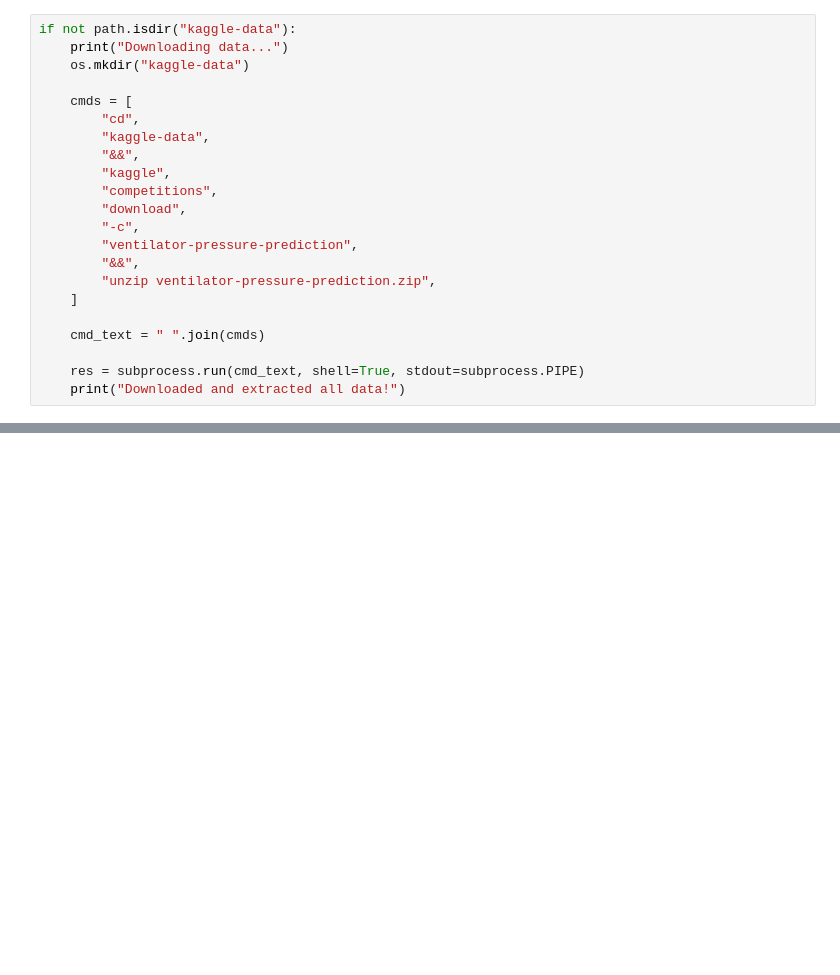
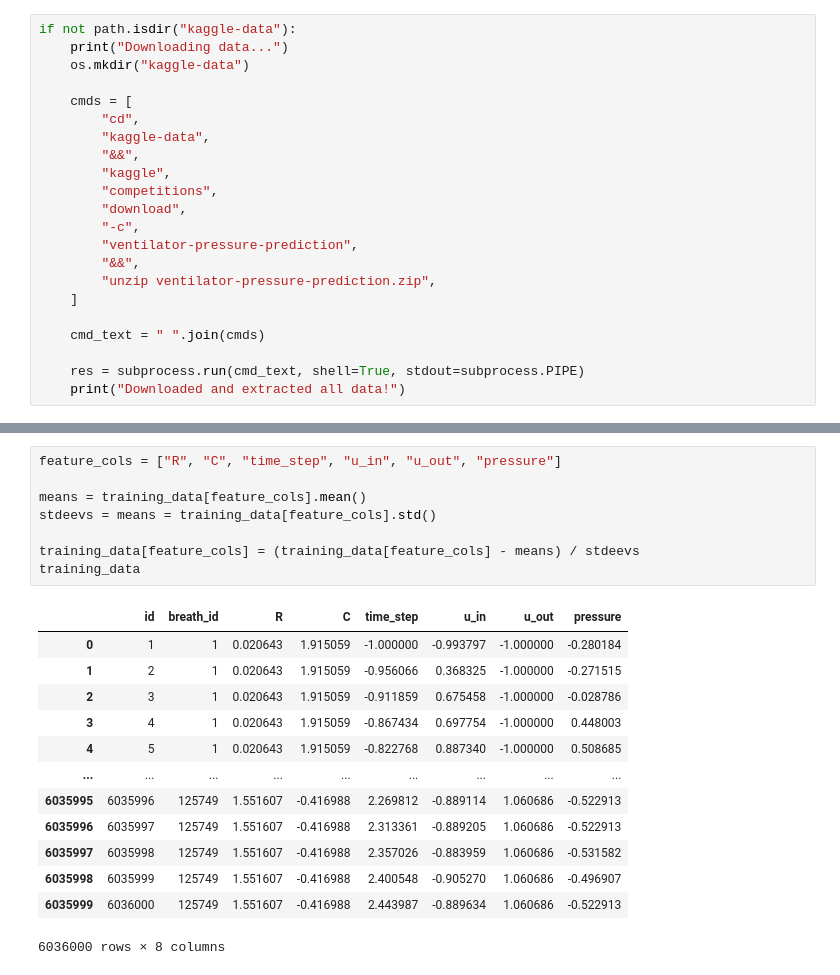
Before and after one commit to trevorWieland/kaggle-ventilator-model, a Jupyter notebook: examples/Data Exploration.ipynb, the cells around one changed output, grey strips where cells are left out. Cells and saved outputs as stored; diff of their text form; blank space fills up the shorter version.

```diff
--- a/examples/Data Exploration.ipynb
+++ b/examples/Data Exploration.ipynb
@@ -51,3 +60,25 @@ fig = px.line(training_data.head(80*10), x="time_step", y="u_in", color="breath_
 fig.show()
 # %% [output]
 [interactive output not drawn]
+# %%
+feature_cols = ["R", "C", "time_step", "u_in", "u_out", "pressure"]
+
+means = training_data[feature_cols].mean()
+stdeevs = means = training_data[feature_cols].std()
+
+training_data[feature_cols] = (training_data[feature_cols] - means) / stdeevs
+training_data
+# %% [output]
+|  | id | breath_id | R | C | time_step | u_in | u_out | pressure |
+| 0 | 1 | 1 | 0.020643 | 1.915059 | -1.000000 | -0.993797 | -1.000000 | -0.280184 |
+| 1 | 2 | 1 | 0.020643 | 1.915059 | -0.956066 | 0.368325 | -1.000000 | -0.271515 |
+| 2 | 3 | 1 | 0.020643 | 1.915059 | -0.911859 | 0.675458 | -1.000000 | -0.028786 |
+| 3 | 4 | 1 | 0.020643 | 1.915059 | -0.867434 | 0.697754 | -1.000000 | 0.448003 |
+| 4 | 5 | 1 | 0.020643 | 1.915059 | -0.822768 | 0.887340 | -1.000000 | 0.508685 |
+| ... | ... | ... | ... | ... | ... | ... | ... | ... |
+| 6035995 | 6035996 | 125749 | 1.551607 | -0.416988 | 2.269812 | -0.889114 | 1.060686 | -0.522913 |
+| 6035996 | 6035997 | 125749 | 1.551607 | -0.416988 | 2.313361 | -0.889205 | 1.060686 | -0.522913 |
+| 6035997 | 6035998 | 125749 | 1.551607 | -0.416988 | 2.357026 | -0.883959 | 1.060686 | -0.531582 |
+| 6035998 | 6035999 | 125749 | 1.551607 | -0.416988 | 2.400548 | -0.905270 | 1.060686 | -0.496907 |
+| 6035999 | 6036000 | 125749 | 1.551607 | -0.416988 | 2.443987 | -0.889634 | 1.060686 | -0.522913 |
+6036000 rows × 8 columns
```
Also changed, not shown: parts of 11 cells of this notebook, 6 other files.
